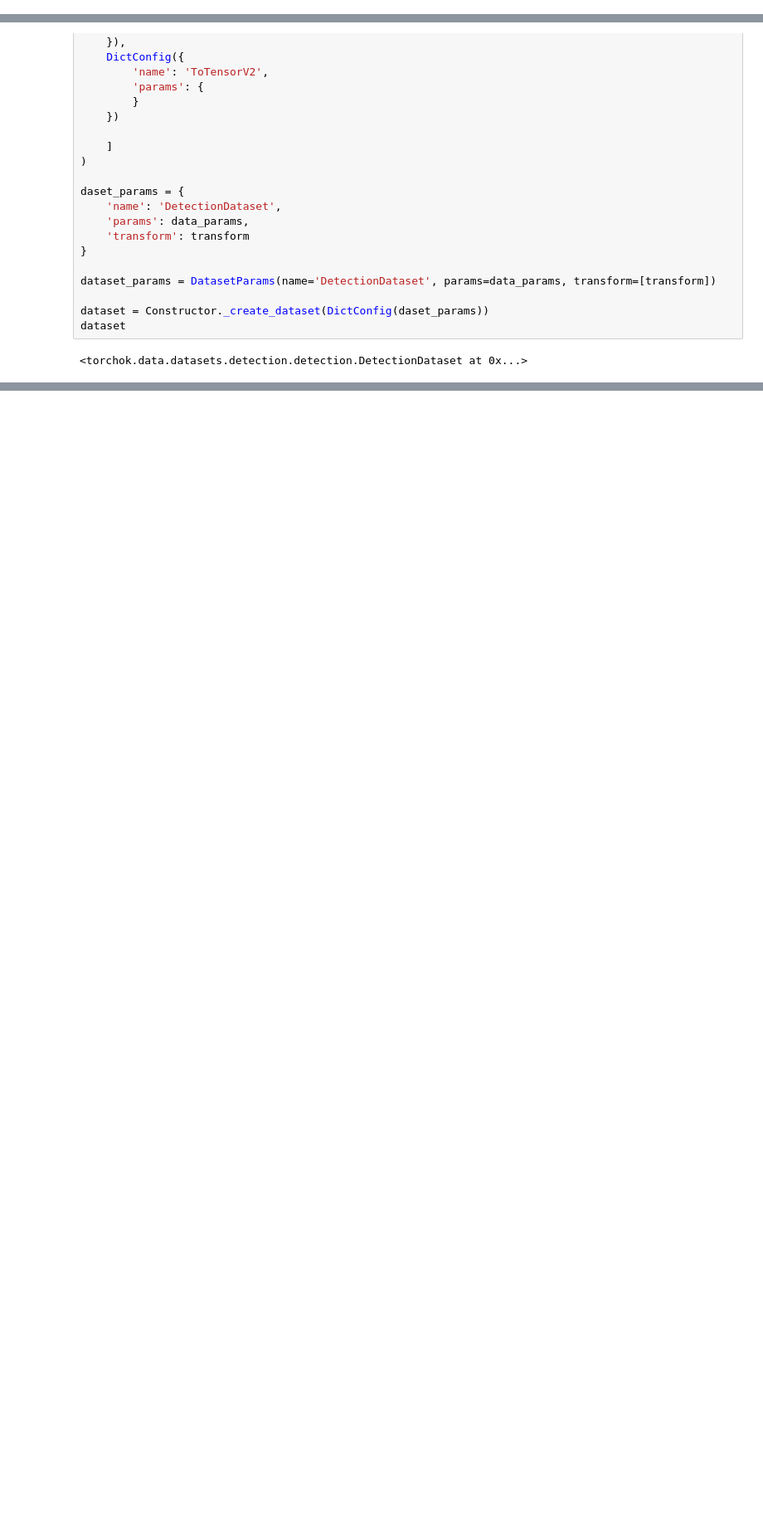
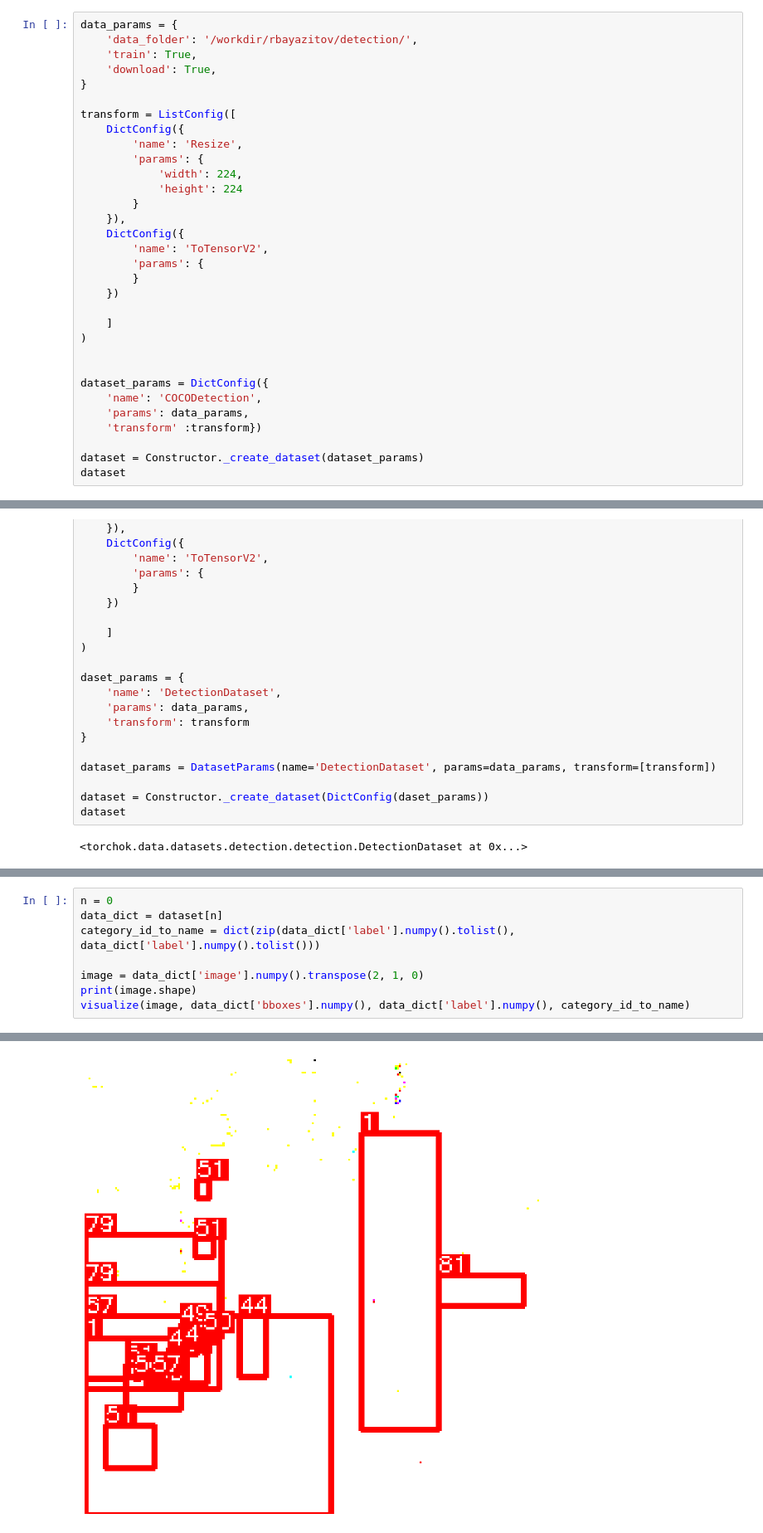
Before and after one commit to eora-ai/torchok, a Jupyter notebook: examples/notebooks/CheckDetectionDataset.ipynb, the cells around one changed output, grey strips where cells are left out. Shown at 83% size. Cells and saved outputs as stored; diff of their text form; blank space fills up the shorter version.

```diff
--- a/examples/notebooks/CheckDetectionDataset.ipynb
+++ b/examples/notebooks/CheckDetectionDataset.ipynb
@@ -10,3 +11,35 @@ sys.path.append('../../')
 
 from torchok.constructor.config_structure import DatasetParams
 from torchok.constructor.constructor import Constructor
+# %%
+data_params = {
+    'data_folder': '/workdir/rbayazitov/detection/',
+    'train': True,
+    'download': True,
+}
+
+transform = ListConfig([
+    DictConfig({
+        'name': 'Resize',
+        'params': {
+            'width': 224,
+            'height': 224
+        }
+    }),
+    DictConfig({
+        'name': 'ToTensorV2',
+        'params': {
+        }
+    })
+
+    ]
+)
+
+
+dataset_params = DictConfig({
+    'name': 'COCODetection',
+    'params': data_params,
+    'transform' :transform})
+
+dataset = Constructor._create_dataset(dataset_params)
+dataset
@@ -102,3 +205,12 @@ def visualize(image, bboxes, category_ids, category_id_to_name):
     plt.figure(figsize=(12, 12))
     plt.axis('off')
     plt.imshow(img)
+# %%
+n = 0
+data_dict = dataset[n]
+category_id_to_name = dict(zip(data_dict['label'].numpy().tolist(), data_dict['label'].numpy().tolist()))
+
+image = data_dict['image'].numpy().transpose(2, 1, 0)
+print(image.shape)
+visualize(image, data_dict['bboxes'].numpy(), data_dict['label'].numpy(), category_id_to_name)
+# %% [output]
@@ -104,0 +238 @@ def visualize(image, bboxes, category_ids, category_id_to_name):
+[figure, added]
```
Also changed, not shown: parts of 13 cells of this notebook, 2 other files.
